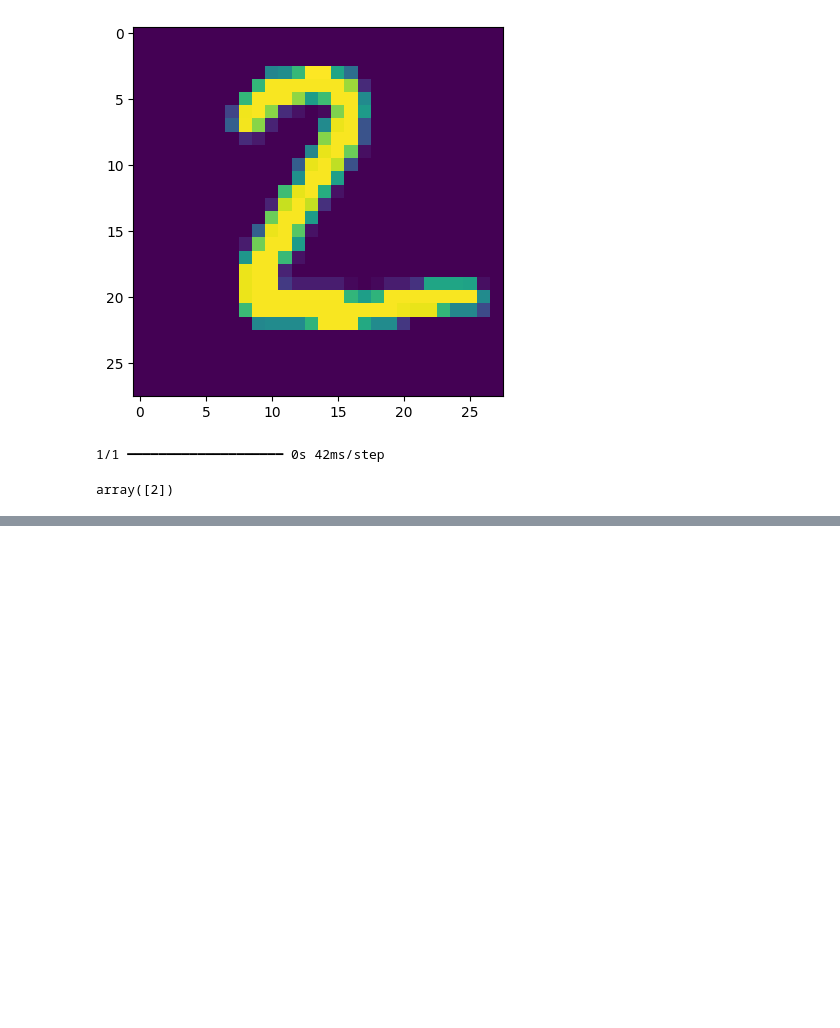
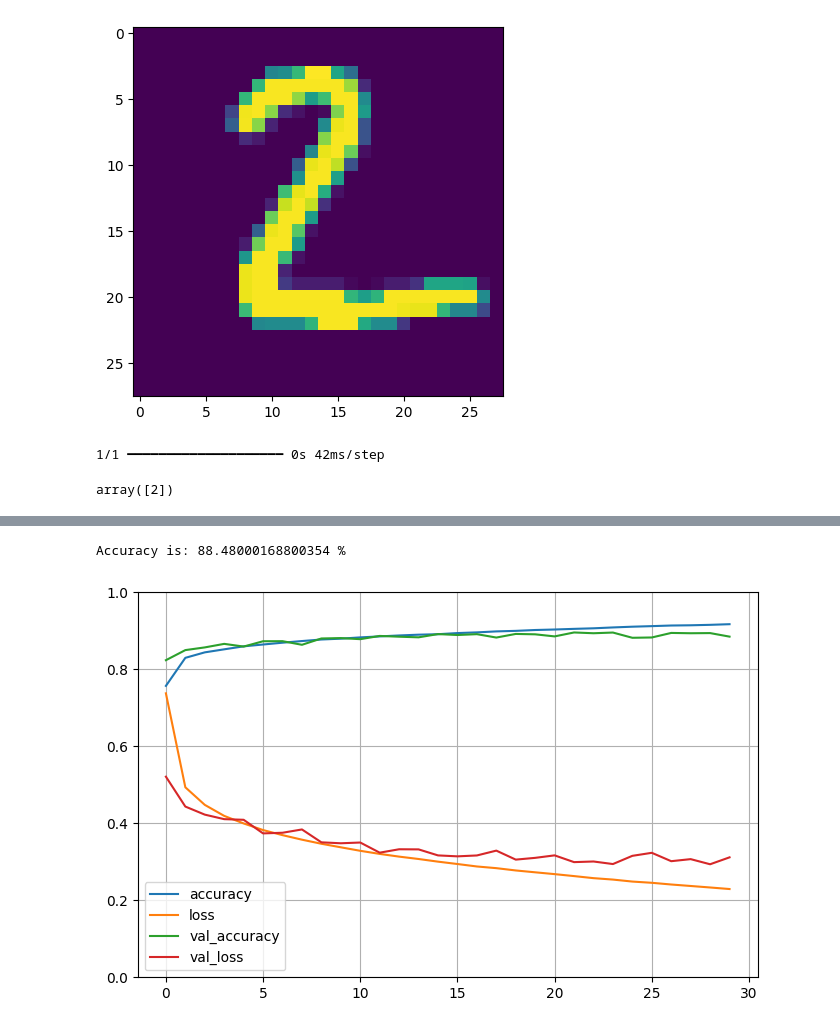
Before and after one commit to kindo-tk/Deep_learning_tutorials, a Jupyter notebook: dl-mnist-dataset.ipynb, the cells around one changed output, grey strips where cells are left out. Cells and saved outputs as stored; diff of their text form; code cells hidden in the pictures; blank space fills up the shorter version.

```diff
--- a/dl-mnist-dataset.ipynb
+++ b/dl-mnist-dataset.ipynb
@@ -101,0 +141,7 @@ array([2])
+# %%
+model = Sequential()
+model.add(Flatten(input_shape=[28,28]))
+model.add(Dense(300,activation = 'relu'))
+model.add(Dense(100,activation = 'relu'))
+model.add(Dense(10,activation = 'softmax'))
+model.summary()
@@ -101,0 +164,4 @@ array([2])
+# %%
+model.compile(loss = 'sparse_categorical_crossentropy', optimizer='sgd', metrics=['accuracy'])
+# %%
+history = model.fit(x_train,y_train, epochs = 30,verbose=1,validation_data=(x_valid,y_valid))
@@ -101,0 +186,12 @@ array([2])
+# %%
+print("Accuracy is:",history.history['val_accuracy'][-1]*100,"%")
+# %% [output]
+Accuracy is: 88.48000168800354 %
+# %%
+import pandas as pd
+pd.DataFrame(history.history).plot(figsize = (8,5))
+plt.grid(True)
+plt.gca().set_ylim(0,1)
+plt.show()
+# %% [output]
+[figure, added]
```
Also changed, not shown: parts of 14 cells of this notebook.
